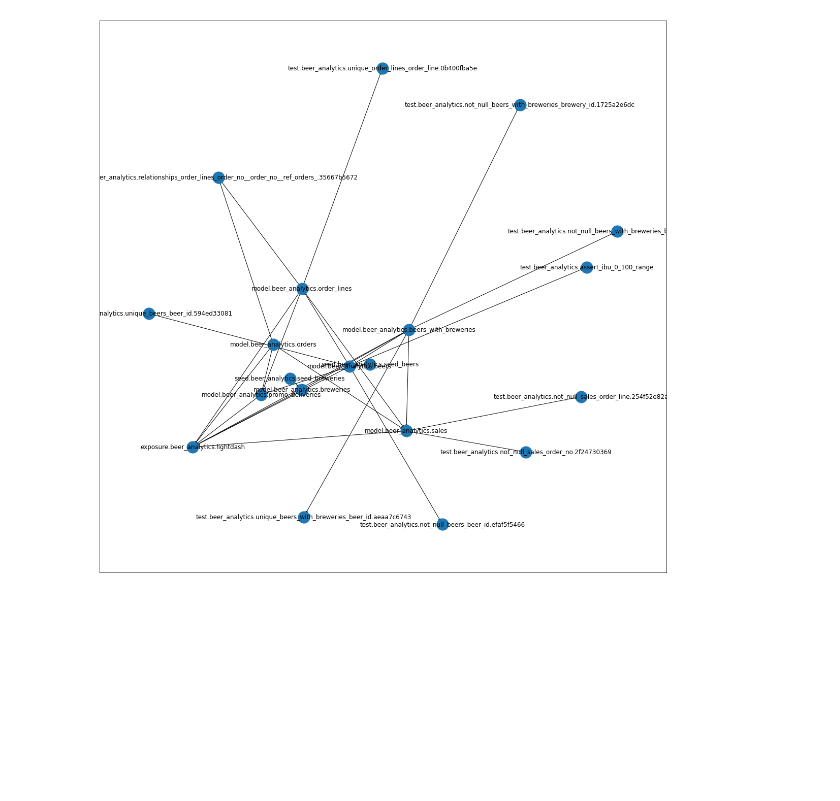
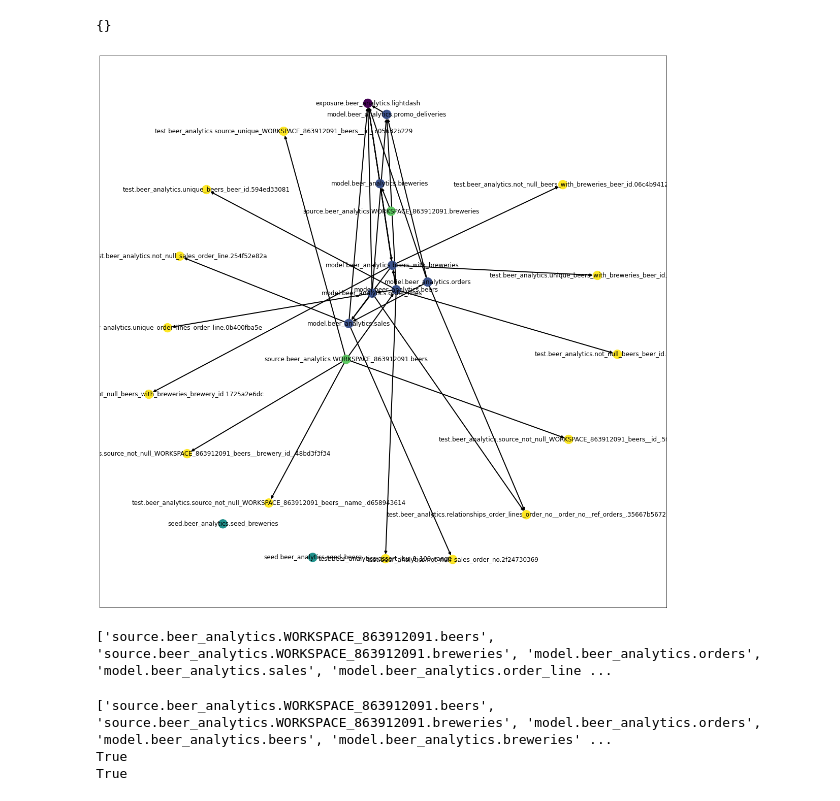
Before and after one commit to Vfisa/keboola_dbt_beer_demo_datafold, a Jupyter notebook: analysis/dbt_artifacts.ipynb, the cells around one changed output. Cells and saved outputs as stored; diff of their text form; code cells hidden in the pictures; blank space fills up the shorter version.

Commit message:
schema and sources update

```diff
--- a/analysis/dbt_artifacts.ipynb
+++ b/analysis/dbt_artifacts.ipynb
@@ -33,13 +39,30 @@ print(G.in_edges)
-# %%
-"""
-Does not work:
-g=net.Network(notebook=True)
-g.from_nx(G)
-g.show("example.html")
-"""
-
-plt.figure(figsize=(20, 20))
-nx.draw_networkx(G, with_labels=True, node_size=200, alpha=1, linewidths=10)
-plt.show()
-# %% [output]
-[figure, removed]
+# %%
+edge_values = nx.get_edge_attributes(G, ('source.beer_analytics.WORKSPACE_863912091.breweries', 'model.beer_analytics.breweries'))
+edge_values
+# %% [output]
+{}
+# %%
+## Custom Colours
+https://www.python-graph-gallery.com/324-map-a-color-to-network-nodes
+carac = pd.DataFrame()
+colour = pd.Categorical(list(nx.get_node_attributes(G, "resource_type").values()))
+carac['myvalue']=pd.Categorical(list(nx.get_node_attributes(G, "resource_type").values()))
+# %%
+plt.figure(figsize=(20, 20))
+nx.draw_networkx(
+    G,
+    cmap=plt.get_cmap('viridis'),
+    node_color=carac['myvalue'].cat.codes,
+    with_labels=True,
+    font_color='black',
+    alpha=1,
+    width=2,
+#    linewidths=10,
+#    arrowstyle='-|>',
+#    node_shape='s'
+    )
+#plt.savefig(“Output/plain organogram using networkx.jpeg”, dpi = 300)
+
+plt.show()
+# %% [output]
+[figure, added]
@@ -45,0 +72,20 @@ plt.show()
+# %%
+del_resources = ["test", "seed"]
+
+for a in del_resources:
+    to_be_removed = [x for x in values if values[x] == a]
+
+    for x in to_be_removed:
+        G1.remove_node(x)
+
+print(G1.nodes())
+# %% [output]
+['source.beer_analytics.WORKSPACE_863912091.beers', 'source.beer_analytics.WORKSPACE_863912091.breweries', 'model.beer_analytics.orders', 'model.beer_analytics.sales', 'model.beer_analytics.order_line ...
+# %%
+print(list(nx.topological_sort(G1)))
+print(nx.is_directed(G1))
+print(nx.is_directed_acyclic_graph(G1))
+# %% [output]
+['source.beer_analytics.WORKSPACE_863912091.beers', 'source.beer_analytics.WORKSPACE_863912091.breweries', 'model.beer_analytics.orders', 'model.beer_analytics.beers', 'model.beer_analytics.breweries' ...
+True
+True
```
Also changed, not shown: parts of 11 cells of this notebook, 8 other files.
